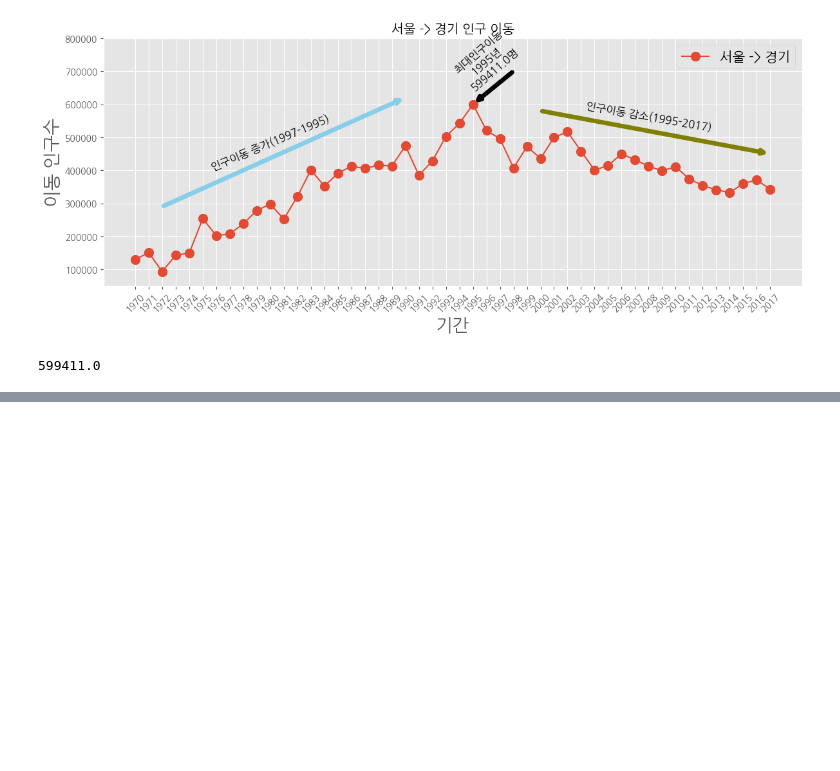
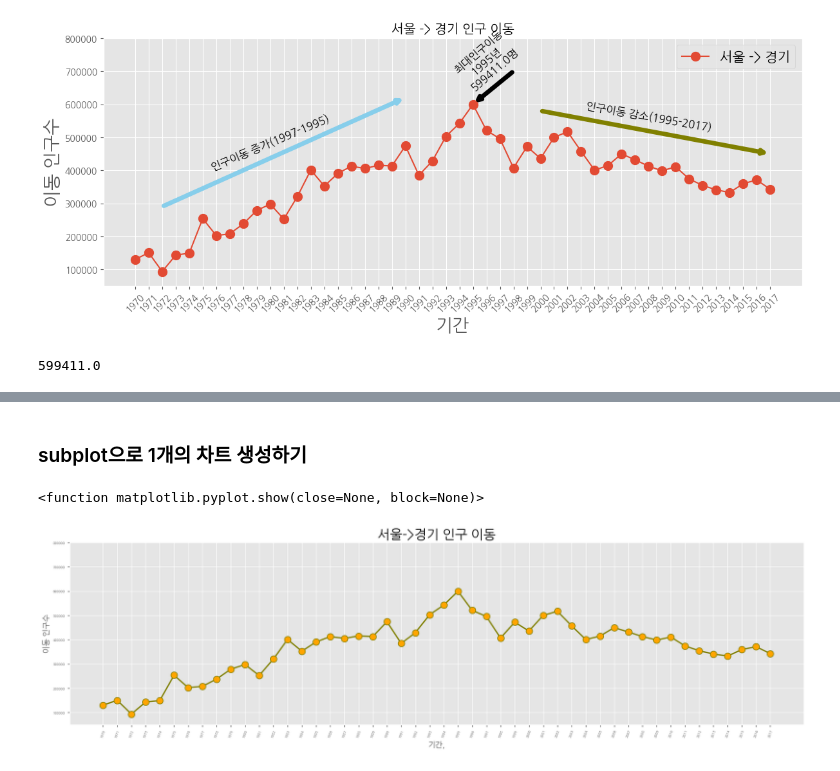
Before and after one commit to smitepaladin/workspace, a Jupyter notebook: DataAnalysis/Note/08.시각화도구.ipynb, the cells around one changed output, grey strips where cells are left out. Saved outputs shown, nothing was run; the diff lists cells and outputs as text; code cells hidden in the pictures; blank space fills up the shorter version.

```diff
--- a/DataAnalysis/Note/08.시각화도구.ipynb
+++ b/DataAnalysis/Note/08.시각화도구.ipynb
@@ -688,0 +730,46 @@ sr_one.values.max()
+# %% [markdown]
+### subplot으로 1개의 차트 생성하기
+# %%
+plt.style.use('ggplot')
+
+fig = plt.figure(figsize=(20,5))
+ax = fig.add_subplot(1,1,1)
+
+
+ax.plot(
+  sr_one,
+  marker ='o',
+  markerfacecolor='orange',
+  markersize=10,
+  color='olive',
+  linewidth=2,
+  label='서울->경기'
+)
+
+ax.set_ylim(50000,800000)
+
+ax.set_xticklabels(sr_one.index, rotation=70)
+
+ax.set_title('서울->경기 인구 이동', size=20)
+
+ax.set_xlabel('기간,', size=12)
+
+ax.set_ylabel('이동 인구수', size=12)
+
+
+# 축 눈금 라벨 크기
+ax.tick_params(
+  axis='x',
+  labelsize=5
+)
+
+
+ax.tick_params(
+  axis='y',
+  labelsize=5
+)
+
+plt.show
+# %% [output]
+<function matplotlib.pyplot.show(close=None, block=None)>
+[figure, added]
```
Also changed, not shown: parts of 38 cells of this notebook, 56 other files.
